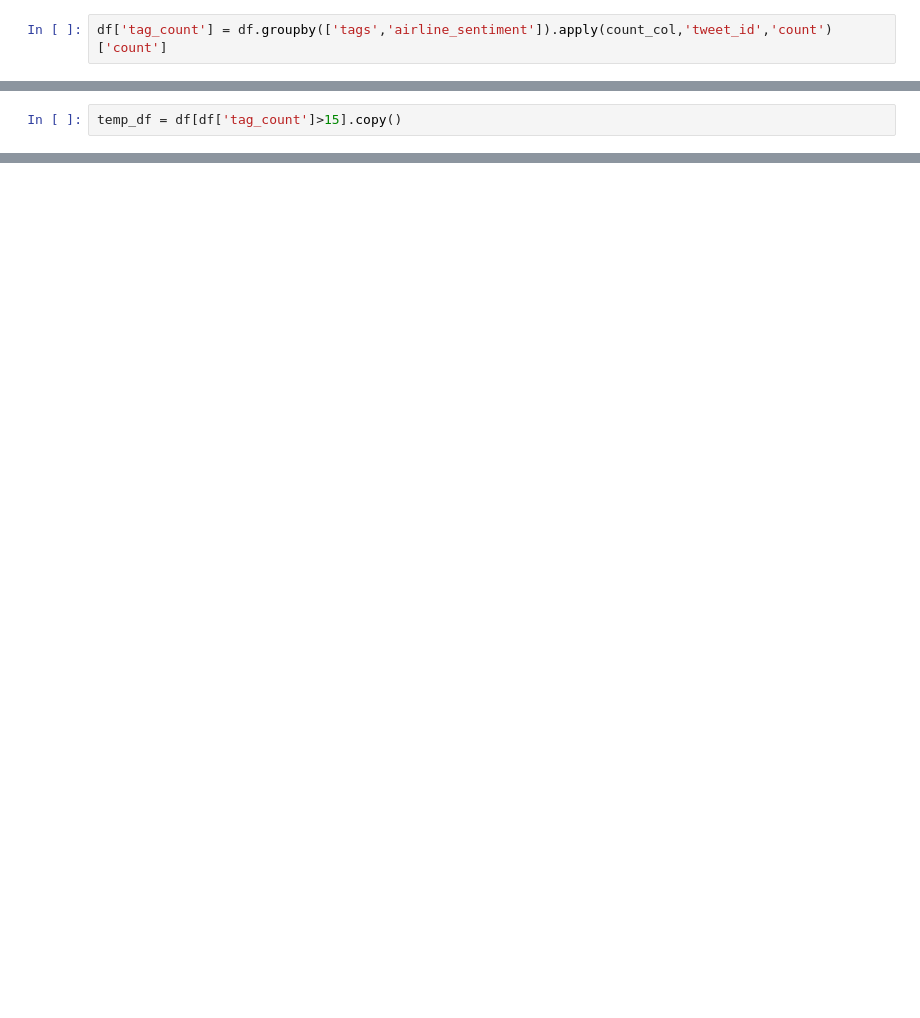
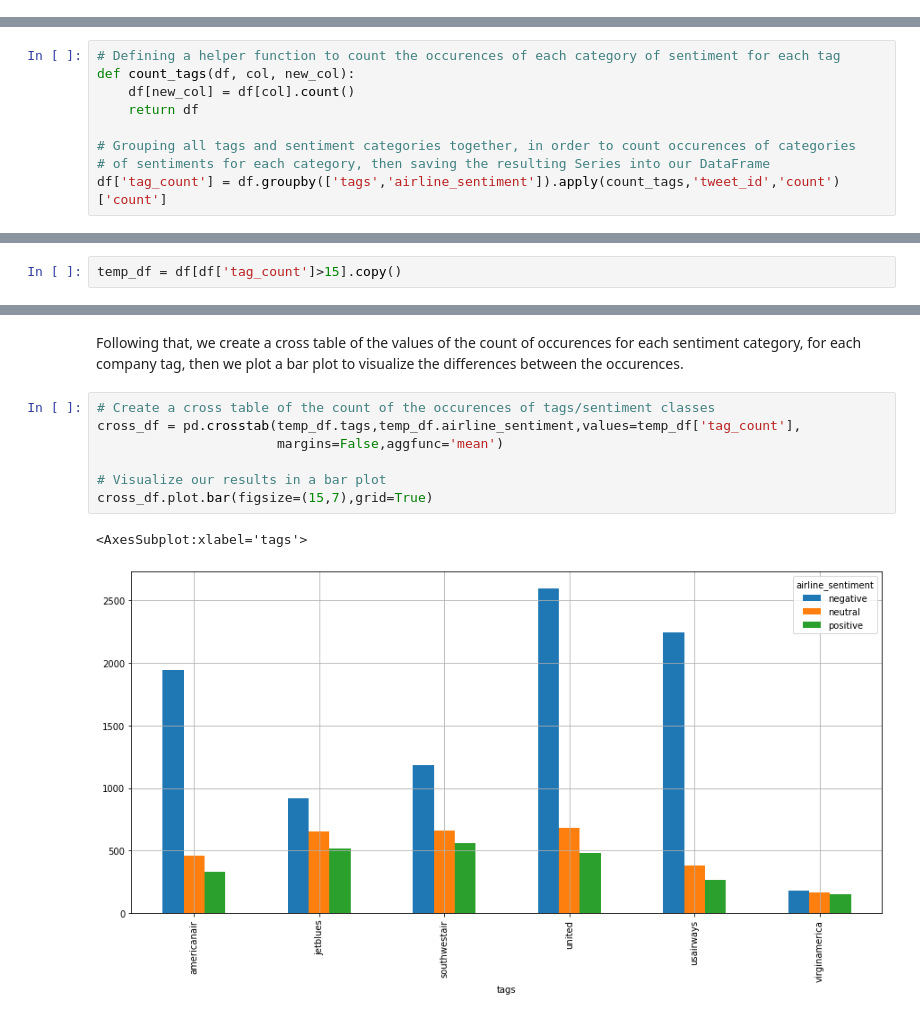
Before and after one commit to IhabBendidi/sentiment_embeddings, a Jupyter notebook: sentiment_embeddings.ipynb, the cells around one changed output, grey strips where cells are left out. Saved outputs shown, nothing was run; the diff lists cells and outputs as text; blank space fills up the shorter version.

Commit message:
exploratory data analysis

```diff
--- a/sentiment_embeddings.ipynb
+++ b/sentiment_embeddings.ipynb
@@ -128,2 +149,0 @@ def count_col(df, col, new_col):
-# %%
-df['tag_count'] = df.groupby(['tags','airline_sentiment']).apply(count_col,'tweet_id','count')['count']
@@ -145,0 +152,9 @@ df
+# %%
+# Defining a helper function to count the occurences of each category of sentiment for each tag
+def count_tags(df, col, new_col):
+    df[new_col] = df[col].count()
+    return df
+
+# Grouping all tags and sentiment categories together, in order to count occurences of categories
+# of sentiments for each category, then saving the resulting Series into our DataFrame
+df['tag_count'] = df.groupby(['tags','airline_sentiment']).apply(count_tags,'tweet_id','count')['count']
@@ -178,0 +165,12 @@ df
+# %% [markdown]
+Following that, we create a cross table of the values of the count of occurences for each sentiment category, for each company tag, then we plot a bar plot to visualize the differences between the occurences.
+# %%
+# Create a cross table of the count of the occurences of tags/sentiment classes
+cross_df = pd.crosstab(temp_df.tags,temp_df.airline_sentiment,values=temp_df['tag_count'],
+                       margins=False,aggfunc='mean')
+
+# Visualize our results in a bar plot
+cross_df.plot.bar(figsize=(15,7),grid=True)
+# %% [output]
+<AxesSubplot:xlabel='tags'>
+[figure, added]
```
Also changed, not shown: parts of 44 cells of this notebook.
